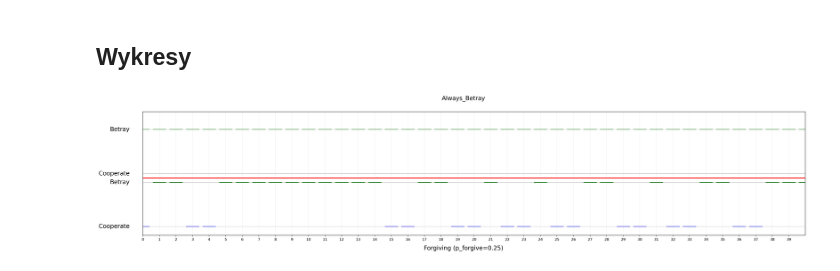
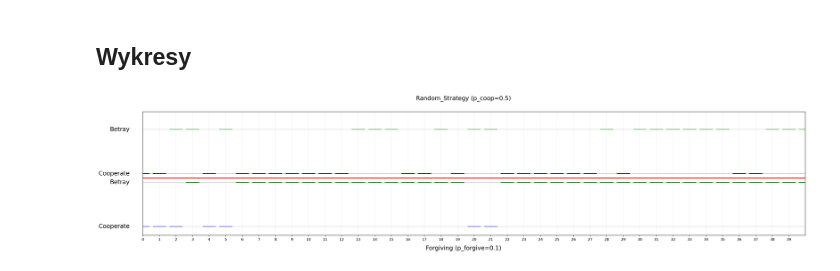
Before and after one commit to A-Rozmarynowicz/Prisoners_Dilemma_Simulator, a Jupyter notebook: source/main.ipynb, the cells around one changed output. Cells and saved outputs as stored; diff of their text form; code cells hidden in the pictures.

```diff
--- a/source/main.ipynb
+++ b/source/main.ipynb
@@ -17,6 +19,6 @@ prison = Prison()
 actions = prison.Get_Actions()
 # %%
 q_models_folder = "Q_Learning_Models/"
-q_learning = Q_Learning(actions=actions, state_size=2)
+q_learning = Q_Learning(actions=actions, state_size=1)
 q_learning.Load_Q_Table(q_models_folder + "best_Q_Model_v2_first_place.pkl")
 q_learning.Eval()
@@ -41,10 +29,10 @@ strategies_list = [
     Random_Strategy(actions=actions),
     Always_Betray(actions=actions),
     Always_Cooperate(actions=actions),
-    Patient_Unforgiving(actions=actions),
+    Patient_Unforgiving(actions=actions, patience=1),
     Copycat(actions=actions),
-    Periodic(actions=actions, period=1),
-    Forgiving(actions=actions, p_forgive=0.25),
+    Periodic(actions=actions, period=4),
+    Forgiving(actions=actions, p_forgive=0.1),
 ]
 
 number_of_strategies = len(strategies_list)
@@ -92,3 +79,21 @@ duel_matrix, rewards = Normal_Tournament(gm=gm, number_of_games=number_of_games,
 rewards.Sort_Total_Rewards()
 # %% [markdown]
 ## Analiza
+# %%
+if 'q_learning' in locals() and isinstance(q_learning, Q_Learning):
+    q_insight = {
+        "Past Enemy Actions" : defaultdict(list),
+        "Past Own Actions" : defaultdict(list),
+        "Next Action" : defaultdict(pacts),
+        "Reward" : defaultdict(float),
+    }
+
+    for ix, (s, a) in enumerate(q_learning.q_table.items()):
+        state_size = len(s)
+        for i in range((state_size - 1) // 2):
+            q_insight["Past Enemy Actions"][ix].append(s[i*2])
+            q_insight["Past Own Actions"][ix].append(s[i*2 + 1])
+        q_insight["Next Action"][ix] = (s[-1])
+        q_insight["Reward"][ix] = (a)
+
+    display(pd.DataFrame(q_insight).round(3))
@@ -280,7 +297,7 @@ import matplotlib.pyplot as plt
 x_min = 0
 x_max = 40
 strategy1_name = "Fo"
-strategy2_name = "Al"
+strategy2_name = "Random_Strategy (p_coop=0.5)"
 
 strategy1_ID = Get_Index_By_Name(strategies=strategies, name=strategy1_name)
 strategy2_ID = Get_Index_By_Name(strategies=strategies, name=strategy2_name)
@@ -316,31 +333,31 @@ plt.hlines(y = y_scale, xmin=x_min, xmax=x_max, colors="gray", linestyles="-", a
 plt.hlines(y = y_scale-y_offset, xmin=x_min, xmax=x_max, colors="gray", linestyles="-", alpha=0.3)
 plt.hlines(y = -y_offset, xmin=x_min, xmax=x_max, colors="gray", linestyles="-", alpha=0.3)
 
 plt.xlim([x_min, x_max])
 plt.ylim([-y_offset-0.1, y_offset+0.1])
 plt.yticks([])
 plt.ylabel("")
 plt.suptitle(f"{get_name(strategy1_ID)}", fontsize=fontsize, ha="center")
 
 
 ax = plt.gca()
 
 ax.text(-0.02, 0, 'Cooperate', transform=ax.get_yaxis_transform(),
         va='center', ha='right', fontsize=fontsize)
 ax.text(-0.02, y_scale, 'Betray', transform=ax.get_yaxis_transform(),
         va='center', ha='right', fontsize=fontsize)
 
 ax.text(-0.02, y_scale-y_offset, 'Betray', transform=ax.get_yaxis_transform(),
         va='center', ha='right', fontsize=fontsize)
 ax.text(-0.02, -y_offset, 'Cooperate', transform=ax.get_yaxis_transform(),
         va='center', ha='right', fontsize=fontsize)
 
 
 fig.text(0.5, 0.01, f"{get_name(strategy2_ID)}", ha='center', va='bottom', fontsize=fontsize)
 
 ax.set_xticks(np.arange(x_min, x_max, 1))
 ax.grid(True, alpha=0.2)
 
 plt.show()
 # %% [output]
-[figure, old version]
+[figure, new version]
```
Also changed, not shown: parts of 6 cells of this notebook.
